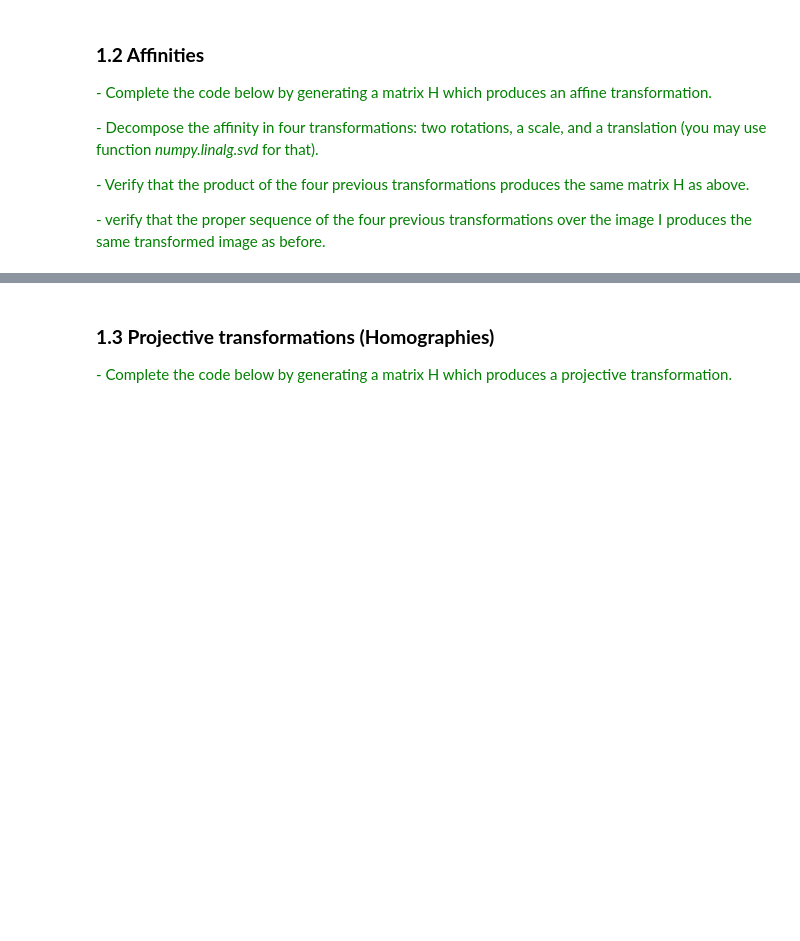
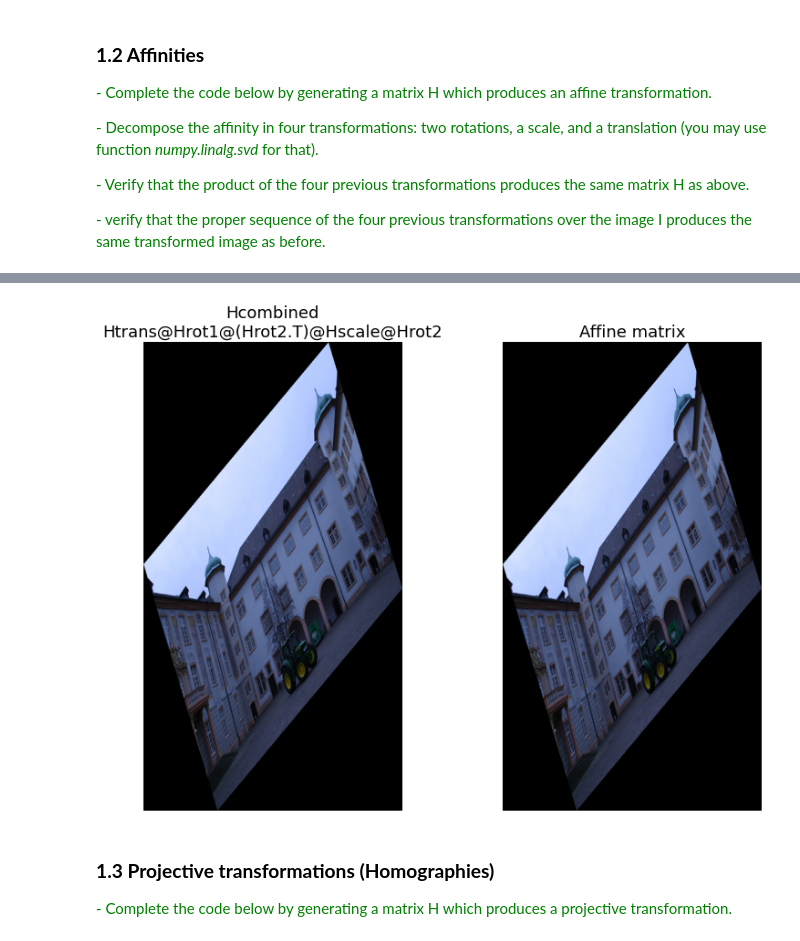
Before and after one commit to adityassrana/MCV-M4-3DV, a Jupyter notebook: lab1/lab1.ipynb, the cells around one changed output, grey strips where cells are left out. Cells and saved outputs as stored; diff of their text form; code cells hidden in the pictures; blank space fills up the shorter version.

```diff
--- a/lab1/lab1.ipynb
+++ b/lab1/lab1.ipynb
@@ -123,3 +260,15 @@ plot_img(I_aff)
+# %%
+fig,axes = plt.subplots(1,2, figsize=(12,8))
+titles = ['Hcombined\nHtrans@Hrot1@(Hrot2.T)@Hscale@Hrot2', 'Affine matrix']
+images = [I2, I3]
+for ax, image, title in zip(axes.flatten(), images, titles):
+    ax.imshow(image)
+    ax.set_title(title, fontsize=18)
+    ax.axis('off')
+plt.tight_layout()
+plt.show()
+# %% [output]
+[figure, added]
 # %% [markdown]
 ### **1.3 Projective transformations (Homographies)**
 
```
Also changed, not shown: parts of 48 cells of this notebook, 1 other file.
